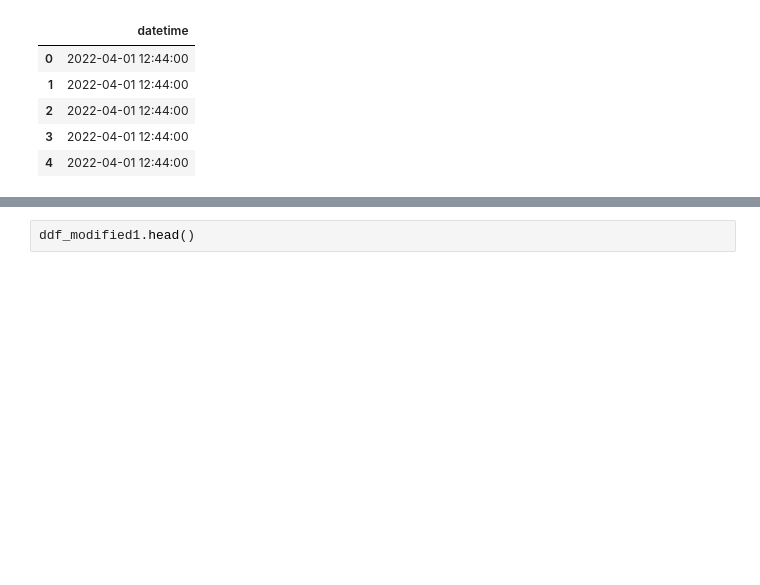
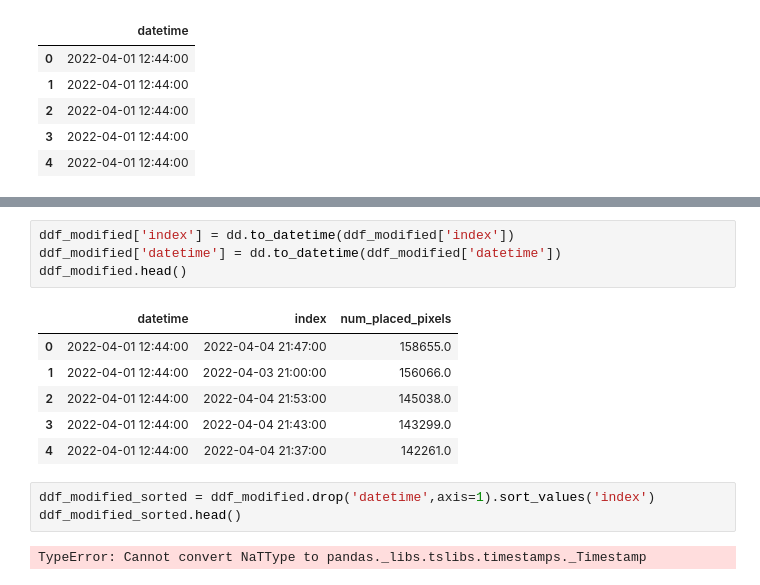
Before and after one commit to Denis-Iv/Analyzing-Social-Experiment, a Jupyter notebook: visualize_data.ipynb, the cells around one changed output, grey strips where cells are left out. Cells and saved outputs as stored; diff of their text form; blank space fills up the shorter version.

```diff
--- a/visualize_data.ipynb
+++ b/visualize_data.ipynb
@@ -282,2 +281,16 @@ NameError: name 'ddf_modified1' is not defined
-# %%
-ddf_modified1.head()
+# %%
+ddf_modified['index'] = dd.to_datetime(ddf_modified['index'])
+ddf_modified['datetime'] = dd.to_datetime(ddf_modified['datetime'])
+ddf_modified.head()
+# %% [output]
+|  | datetime | index | num_placed_pixels |
+| 0 | 2022-04-01 12:44:00 | 2022-04-04 21:47:00 | 158655.0 |
+| 1 | 2022-04-01 12:44:00 | 2022-04-03 21:00:00 | 156066.0 |
+| 2 | 2022-04-01 12:44:00 | 2022-04-04 21:53:00 | 145038.0 |
+| 3 | 2022-04-01 12:44:00 | 2022-04-04 21:43:00 | 143299.0 |
+| 4 | 2022-04-01 12:44:00 | 2022-04-04 21:37:00 | 142261.0 |
+# %%
+ddf_modified_sorted = ddf_modified.drop('datetime',axis=1).sort_values('index')
+ddf_modified_sorted.head()
+# %% [output]
+TypeError: Cannot convert NaTType to pandas._libs.tslibs.timestamps._Timestamp
```
Also changed, not shown: parts of 6 cells of this notebook.
